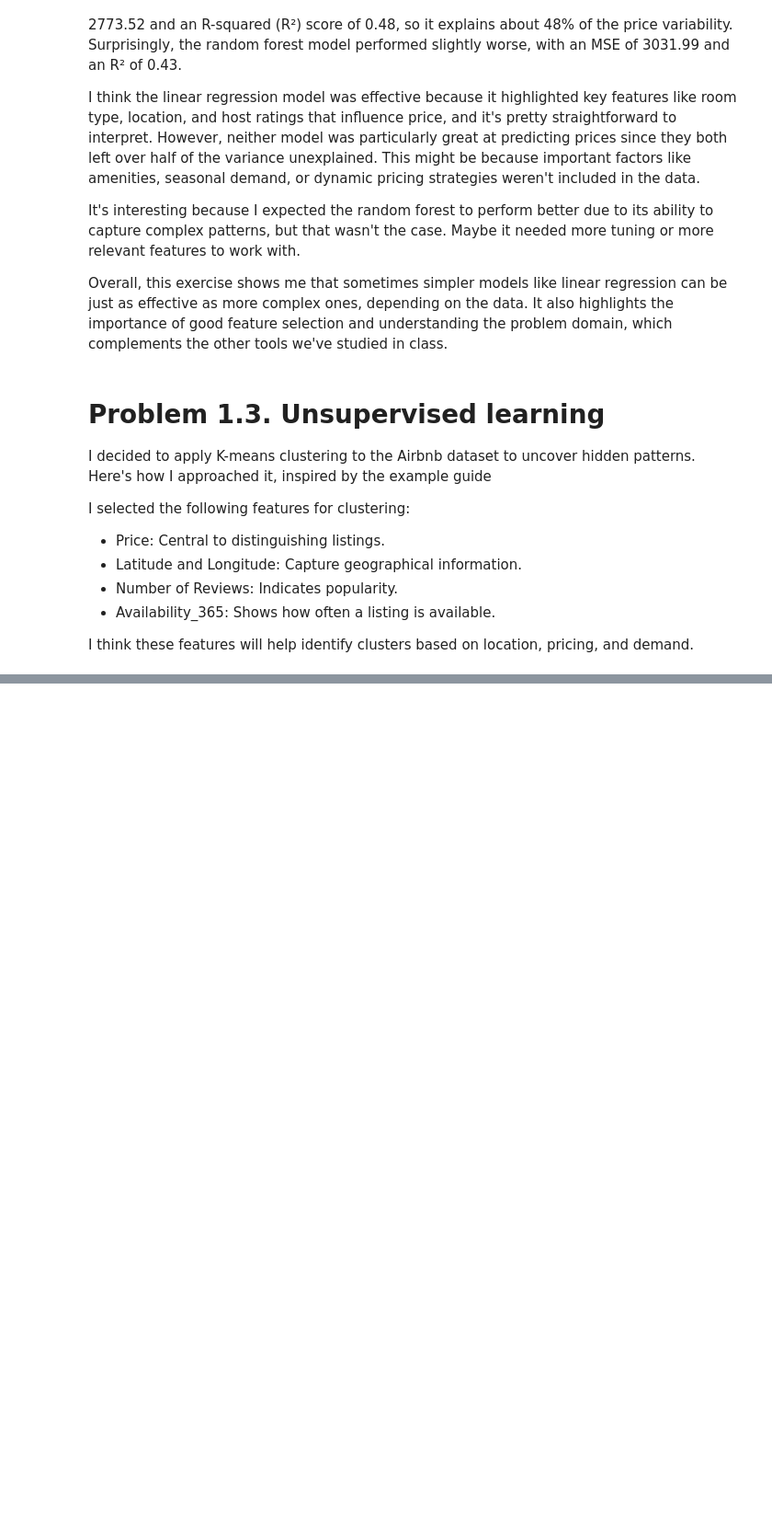
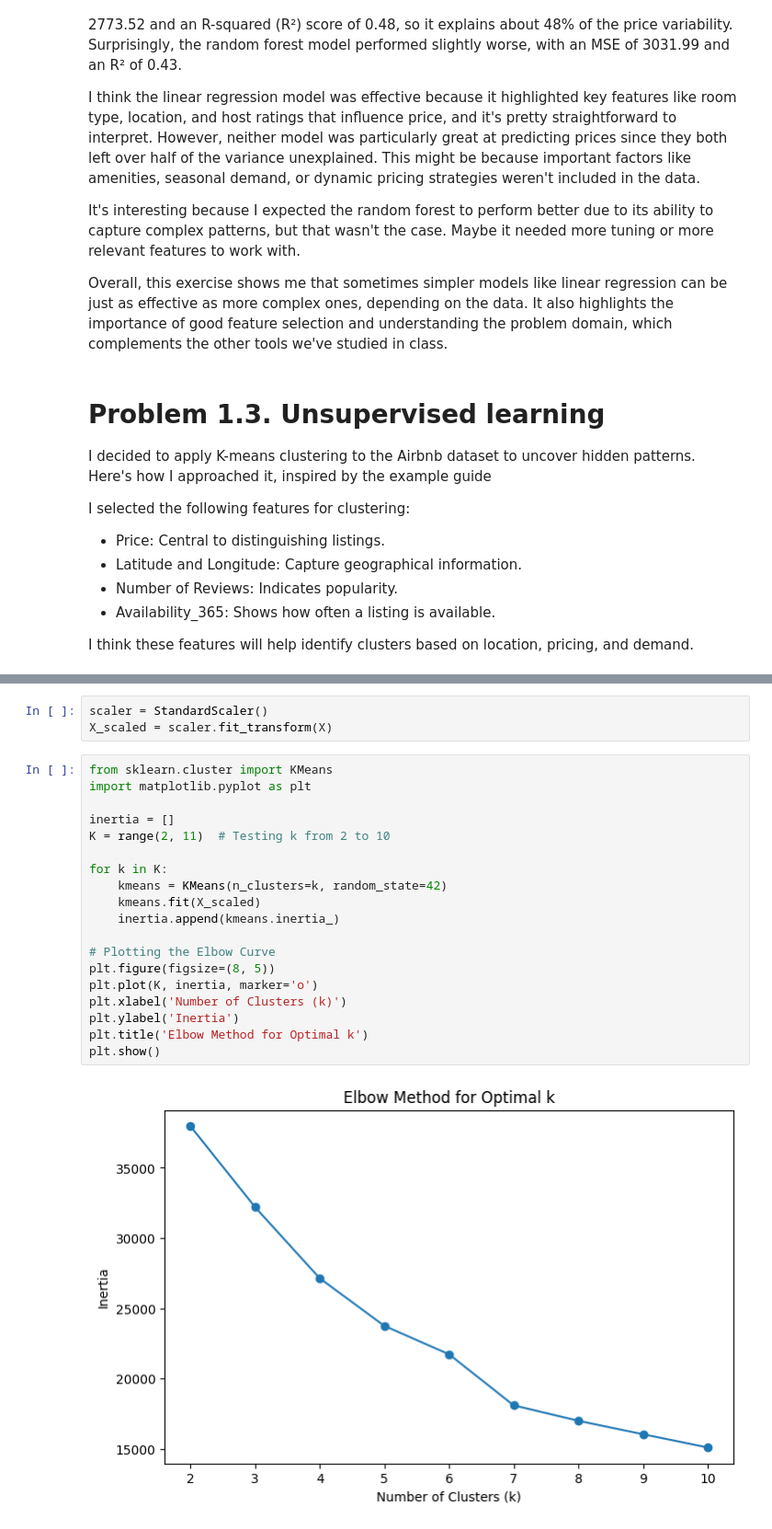
Before and after one commit to duorfan/530AI, a Jupyter notebook: supervised&unsupervised.ipynb, the cells around one changed output, grey strips where cells are left out. Shown at 92% size. Saved outputs shown, nothing was run; the diff lists cells and outputs as text; blank space fills up the shorter version.

```diff
--- a/supervised&unsupervised.ipynb
+++ b/supervised&unsupervised.ipynb
@@ -550,0 +414,24 @@ plt.show()
+# %%
+scaler = StandardScaler()
+X_scaled = scaler.fit_transform(X)
+# %%
+from sklearn.cluster import KMeans
+import matplotlib.pyplot as plt
+
+inertia = []
+K = range(2, 11)  # Testing k from 2 to 10
+
+for k in K:
+    kmeans = KMeans(n_clusters=k, random_state=42)
+    kmeans.fit(X_scaled)
+    inertia.append(kmeans.inertia_)
+
+# Plotting the Elbow Curve
+plt.figure(figsize=(8, 5))
+plt.plot(K, inertia, marker='o')
+plt.xlabel('Number of Clusters (k)')
+plt.ylabel('Inertia')
+plt.title('Elbow Method for Optimal k')
+plt.show()
+# %% [output]
+[figure, added]
```
Also changed, not shown: parts of 45 cells of this notebook, 1 other file.
